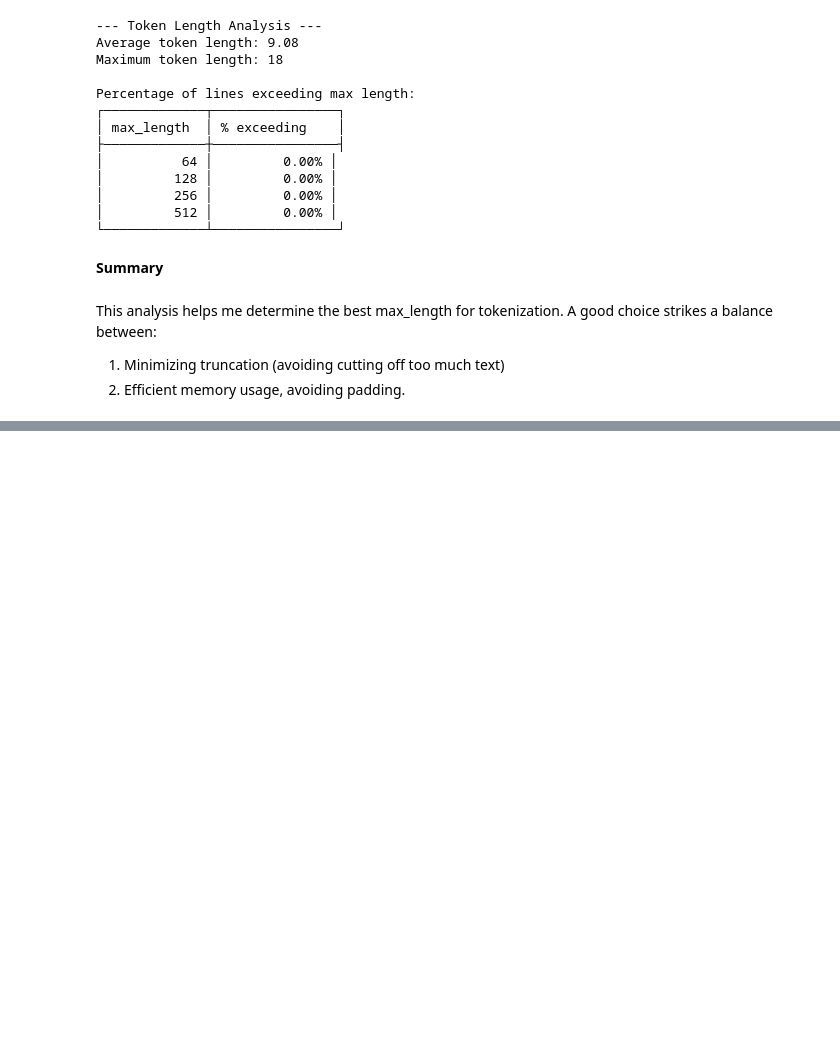
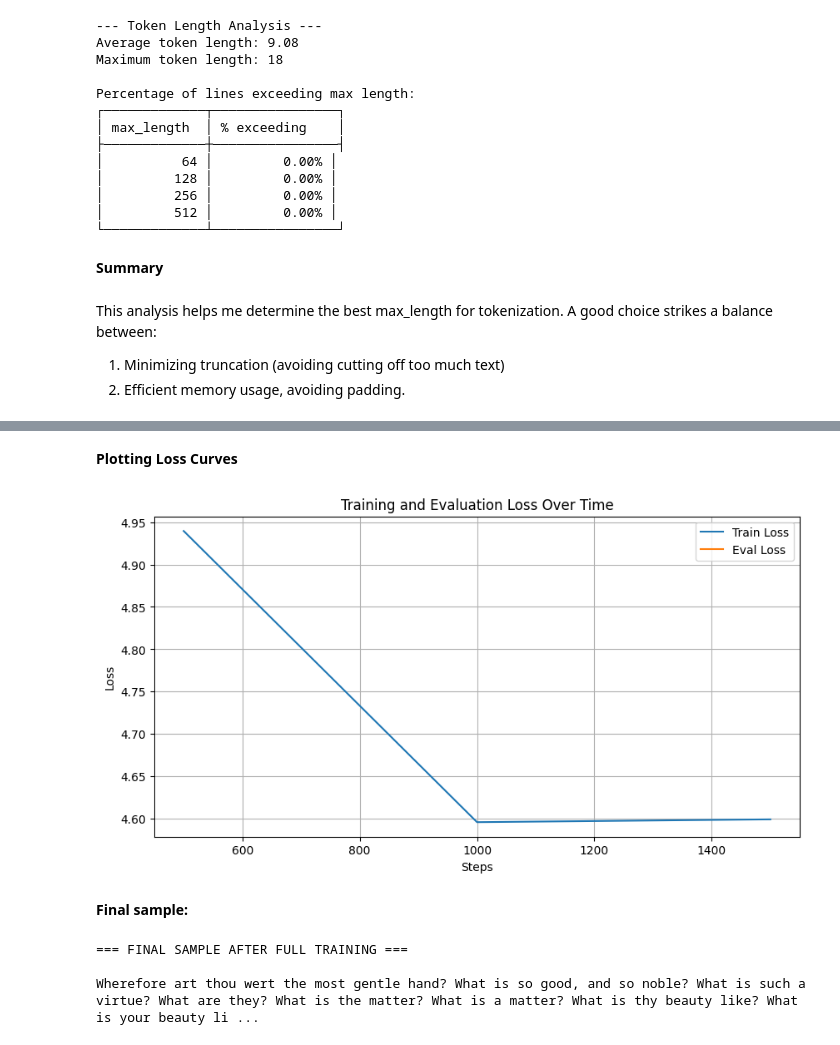
Before and after one commit to IP-04/huggingface_nlp_project_2, a Jupyter notebook: huggingface_preprocessing.ipynb, the cells around one changed output, grey strips where cells are left out. Drawn from its saved outputs; the diff is of its cells as text; code cells hidden in the pictures; blank space fills up the shorter version.

```diff
--- a/huggingface_preprocessing.ipynb
+++ b/huggingface_preprocessing.ipynb
@@ -309,0 +419,9 @@ This analysis helps me determine the best max_length for tokenization.  A good c
+# %%
+trainer = Trainer(
+    model=model,
+    args=training_args,
+    train_dataset=train_dataset_subset,
+    eval_dataset=val_dataset,
+    data_collator=data_collator,
+    compute_metrics=compute_metrics
+)
@@ -309,0 +448,16 @@ This analysis helps me determine the best max_length for tokenization.  A good c
+# %%
+# Add this immediately after defining your trainer
+from transformers import TrainerCallback
+import gc
+import torch
+
+class MemoryManagementCallback(TrainerCallback):
+    def on_evaluate(self, args, state, control, **kwargs):
+        # Clear cache before evaluation
+        gc.collect()
+        if torch.cuda.is_available():
+            torch.cuda.empty_cache()
+
+
+trainer.add_callback(SampleGeneratorCallback())
+trainer.add_callback(MemoryManagementCallback())
@@ -309,0 +466,2 @@ This analysis helps me determine the best max_length for tokenization.  A good c
+# %%
+trainer.train()
@@ -309,0 +475,32 @@ This analysis helps me determine the best max_length for tokenization.  A good c
+# %% [markdown]
+**Plotting Loss Curves**
+# %%
+import matplotlib.pyplot as plt
+
+logs = trainer.state.log_history
+
+steps = [log["step"] for log in logs if "eval_loss" in log]
+train_loss = [log["loss"] for log in logs if "loss" in log]
+eval_loss = [log["eval_loss"] for log in logs if "eval_loss" in log]
+
+plt.figure(figsize=(10,5))
+plt.plot(steps, train_loss[:len(steps)], label="Train Loss")
+plt.plot(steps, eval_loss, label="Eval Loss")
+plt.xlabel("Steps")
+plt.ylabel("Loss")
+plt.title("Training and Evaluation Loss Over Time")
+plt.legend()
+plt.grid(True)
+plt.show()
+# %% [output]
+[figure, added]
+# %% [markdown]
+**Final sample:**
+# %%
+print("\n=== FINAL SAMPLE AFTER FULL TRAINING ===\n")
+sample_output = generator("Wherefore art thou", max_length=100, num_return_sequences=1)
+print(sample_output[0]['generated_text'])
+# %% [output]
+=== FINAL SAMPLE AFTER FULL TRAINING ===
+
+Wherefore art thou wert the most gentle hand? What is so good, and so noble? What is such a virtue? What are they? What is the matter? What is a matter? What is thy beauty like? What is your beauty li ...
```
Also changed, not shown: parts of 28 cells of this notebook.
